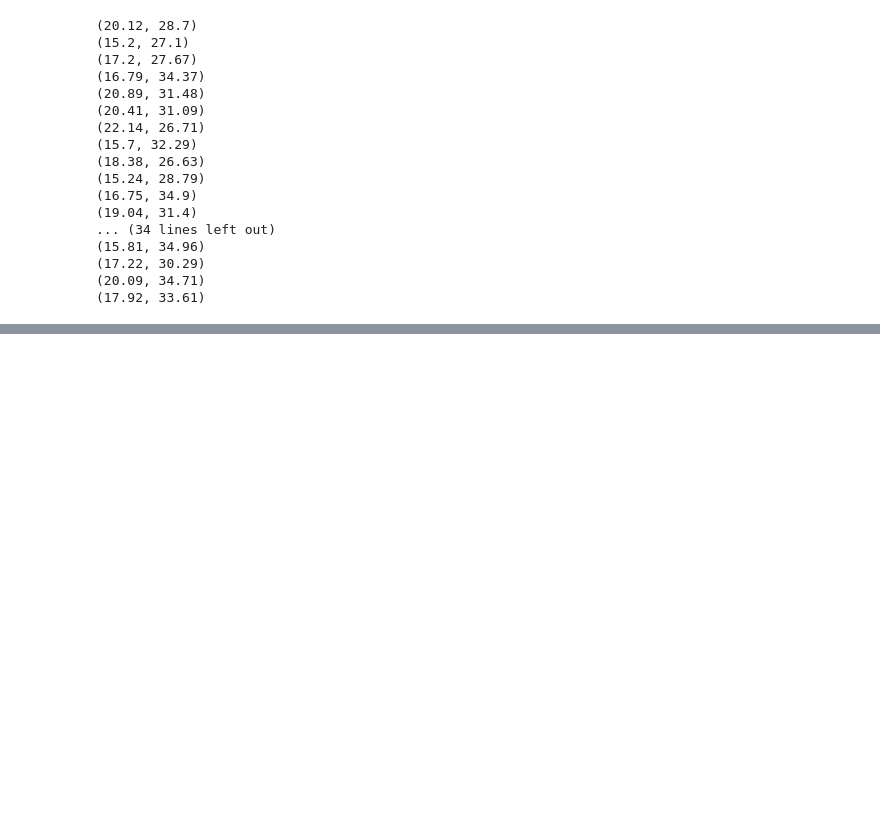
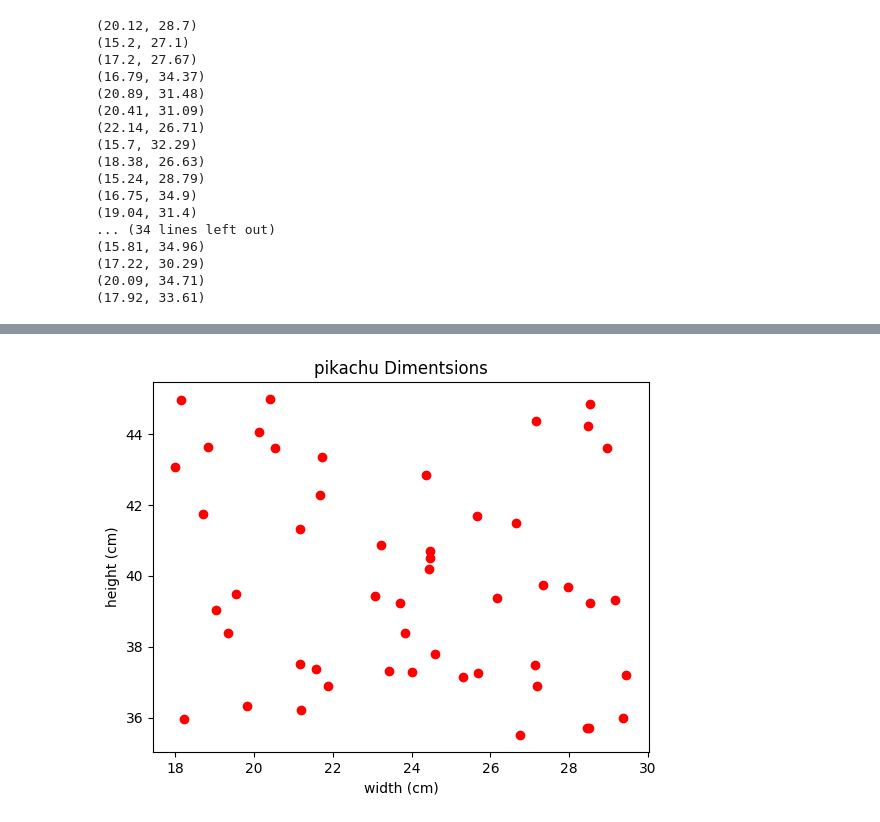
Before and after one commit to mosendamnit/Python-Muhsin-Ahmad-OPA23, a Jupyter notebook: LAB/lab.ipynb, the cells around one changed output, grey strips where cells are left out. Saved outputs shown, nothing was run; the diff lists cells and outputs as text; code cells hidden in the pictures; blank space fills up the shorter version.

```diff
--- a/LAB/lab.ipynb
+++ b/LAB/lab.ipynb
@@ -82,0 +85,8 @@ TypeError: write() argument must be str, not list
+# %%
+# file_path for the pikachu
+
+file_path = "../data/pikachu_raw.txt"
+
+with open(file_path , "r") as pikachu_file:
+    pikachu_raw_file = pikachu_file.read()
+print(pikachu_raw_file)
@@ -82,0 +115,16 @@ TypeError: write() argument must be str, not list
+# %%
+
+lines = pikachu_raw_file.strip().split('\n')
+
+
+header_line = lines.pop(0) if lines[0].startswith('(width (cm), height (cm))') else None
+# %%
+
+pikachu_rounded_data = [
+    (round(float(line.split(',')[0].strip().replace('(', '')), 2), round(float(line.split(',')[1].strip().replace(')', '')), 2))
+    for line in lines if line.startswith('(')
+]
+
+
+for data_point in pikachu_rounded_data:
+    print(data_point)
@@ -82,0 +149,16 @@ TypeError: write() argument must be str, not list
+# %%
+import matplotlib.pyplot as plt
+
+
+x_coords, y_coords = zip(*pikachu_rounded_data)
+
+
+plt.scatter(x_coords , y_coords, color = "red")
+
+plt.xlabel("width (cm)")
+plt.ylabel("height (cm)")
+plt.title("pikachu Dimentsions")
+
+plt.show()
+# %% [output]
+[figure, added]
```
Also changed, not shown: parts of 12 cells of this notebook, 3 other files.
